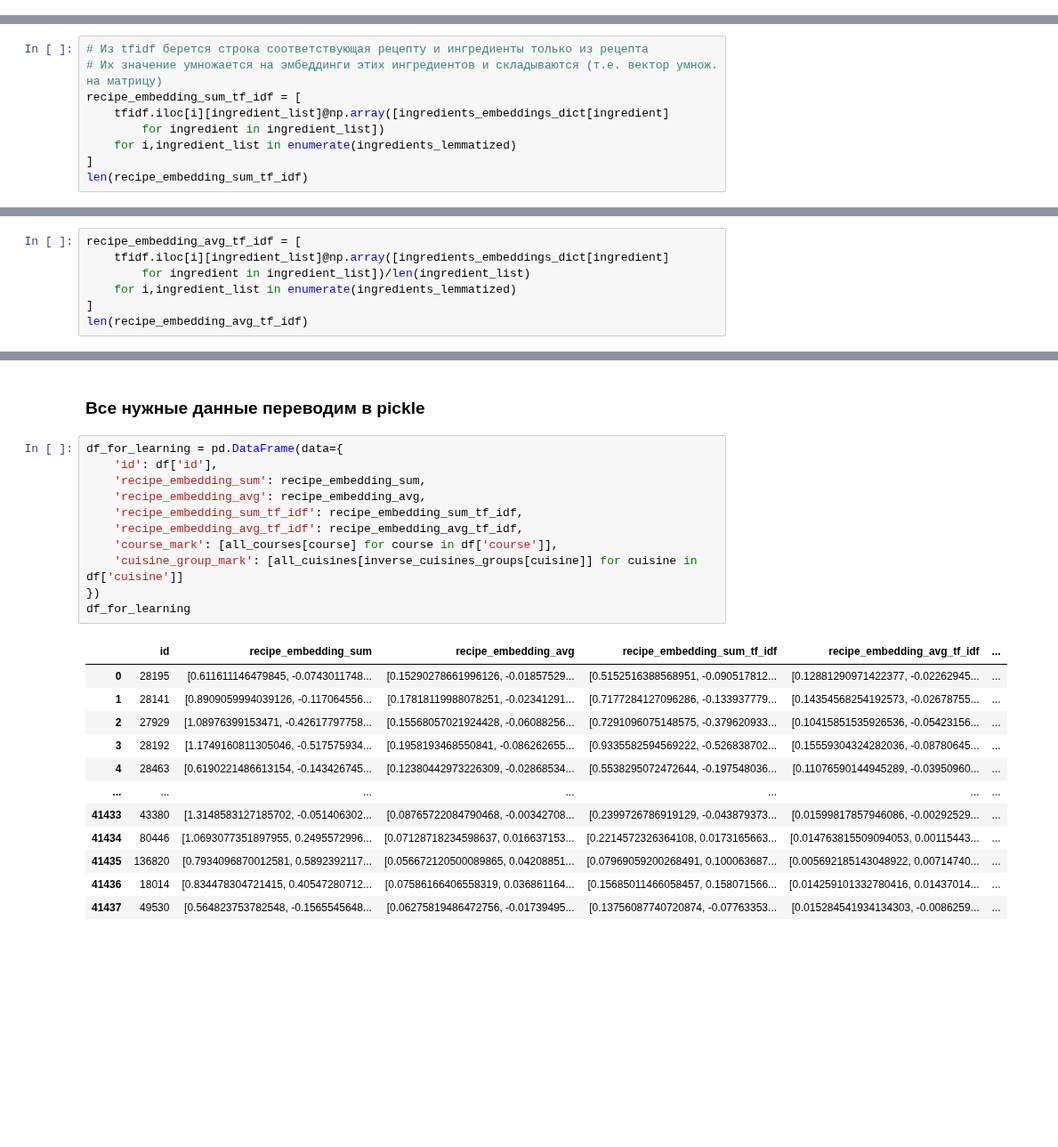
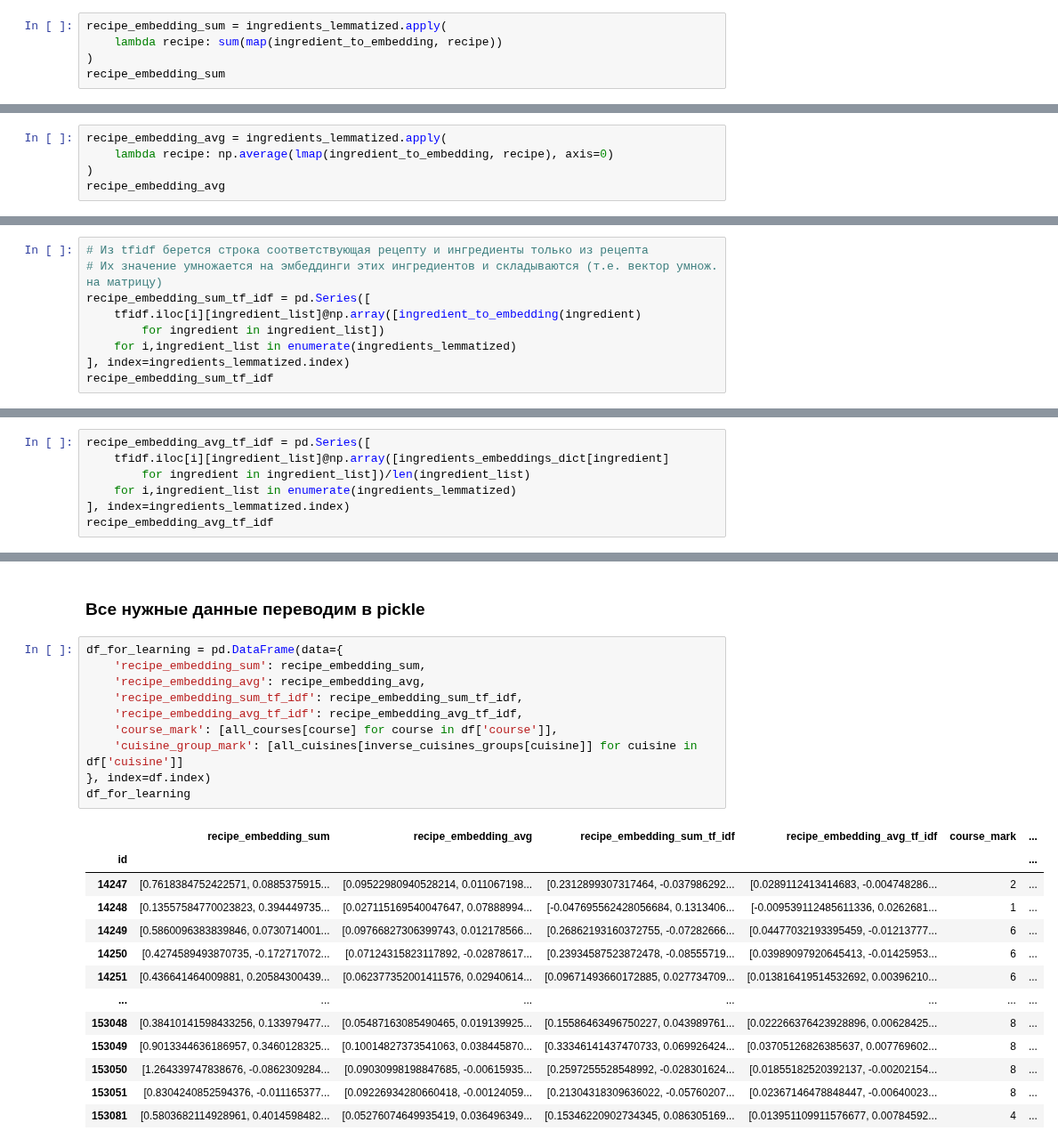
Before and after one commit to heinwol/meal-type-from-ingredients, a Jupyter notebook: preprocessing.ipynb, the cells around one changed output, grey strips where cells are left out. Shown at 89% size. Saved outputs shown, nothing was run; the diff lists cells and outputs as text; blank space fills up the shorter version.

```diff
--- a/preprocessing.ipynb
+++ b/preprocessing.ipynb
@@ -401,0 +403,5 @@ all_cuisines
+# %%
+recipe_embedding_sum = ingredients_lemmatized.apply(
+    lambda recipe: sum(map(ingredient_to_embedding, recipe))
+)
+recipe_embedding_sum
@@ -401,0 +422,5 @@ all_cuisines
+# %%
+recipe_embedding_avg = ingredients_lemmatized.apply(
+    lambda recipe: np.average(lmap(ingredient_to_embedding, recipe), axis=0)
+)
+recipe_embedding_avg
@@ -492,10 +512,10 @@ tfidf
 # %%
 # Из tfidf берется строка соответствующая рецепту и ингредиенты только из рецепта
 # Их значение умножается на эмбеддинги этих ингредиентов и складываются (т.е. вектор умнож. на матрицу)
-recipe_embedding_sum_tf_idf = [
-    tfidf.iloc[i][ingredient_list]@np.array([ingredients_embeddings_dict[ingredient]
+recipe_embedding_sum_tf_idf = pd.Series([
+    tfidf.iloc[i][ingredient_list]@np.array([ingredient_to_embedding(ingredient)
         for ingredient in ingredient_list])
     for i,ingredient_list in enumerate(ingredients_lemmatized)
-]
-len(recipe_embedding_sum_tf_idf)
+], index=ingredients_lemmatized.index)
+recipe_embedding_sum_tf_idf
 # %% [output]
@@ -551,10 +535,10 @@ Name: ingredients, Length: 41438, dtype: object
 # %%
-recipe_embedding_avg_tf_idf = [
+recipe_embedding_avg_tf_idf = pd.Series([
     tfidf.iloc[i][ingredient_list]@np.array([ingredients_embeddings_dict[ingredient]
         for ingredient in ingredient_list])/len(ingredient_list)
     for i,ingredient_list in enumerate(ingredients_lemmatized)
-]
-len(recipe_embedding_avg_tf_idf)
+], index=ingredients_lemmatized.index)
+recipe_embedding_avg_tf_idf
 # %% [output]
 id
 14247     [0.0289112413414683, -0.004748286502343816, 0....
@@ -593,25 +557,25 @@ array([ 0.23128993, -0.03798629,  0.08602118,  0.12128009,  0.20274098,
 ### Все нужные данные переводим в pickle
 # %%
 df_for_learning = pd.DataFrame(data={
-    'id': df['id'],
     'recipe_embedding_sum': recipe_embedding_sum,
     'recipe_embedding_avg': recipe_embedding_avg,
     'recipe_embedding_sum_tf_idf': recipe_embedding_sum_tf_idf,
     'recipe_embedding_avg_tf_idf': recipe_embedding_avg_tf_idf,
     'course_mark': [all_courses[course] for course in df['course']],
     'cuisine_group_mark': [all_cuisines[inverse_cuisines_groups[cuisine]] for cuisine in df['cuisine']]
-})
+}, index=df.index)
 df_for_learning
 # %% [output]
-|  | id | recipe_embedding_sum | recipe_embedding_avg | recipe_embedding_sum_tf_idf | recipe_embedding_avg_tf_idf | ... |
-| 0 | 28195 | [0.611611146479845, -0.0743011748... | [0.15290278661996126, -0.01857529... | [0.5152516388568951, -0.090517812... | [0.12881290971422377, -0.02262945... | ... |
-| 1 | 28141 | [0.8909059994039126, -0.117064556... | [0.17818119988078251, -0.02341291... | [0.7177284127096286, -0.133937779... | [0.14354568254192573, -0.02678755... | ... |
-| 2 | 27929 | [1.08976399153471, -0.42617797758... | [0.15568057021924428, -0.06088256... | [0.7291096075148575, -0.379620933... | [0.10415851535926536, -0.05423156... | ... |
-| 3 | 28192 | [1.1749160811305046, -0.517575934... | [0.1958193468550841, -0.086262655... | [0.9335582594569222, -0.526838702... | [0.15559304324282036, -0.08780645... | ... |
-| 4 | 28463 | [0.6190221486613154, -0.143426745... | [0.12380442973226309, -0.02868534... | [0.5538295072472644, -0.197548036... | [0.11076590144945289, -0.03950960... | ... |
+|  | recipe_embedding_sum | recipe_embedding_avg | recipe_embedding_sum_tf_idf | recipe_embedding_avg_tf_idf | course_mark | ... |
+| id |  |  |  |  |  | ... |
+| 14247 | [0.7618384752422571, 0.0885375915... | [0.09522980940528214, 0.011067198... | [0.2312899307317464, -0.037986292... | [0.0289112413414683, -0.004748286... | 2 | ... |
+| 14248 | [0.13557584770023823, 0.394449735... | [0.027115169540047647, 0.07888994... | [-0.047695562428056684, 0.1313406... | [-0.009539112485611336, 0.0262681... | 1 | ... |
+| 14249 | [0.5860096383839846, 0.0730714001... | [0.09766827306399743, 0.012178566... | [0.26862193160372755, -0.07282666... | [0.04477032193395459, -0.01213777... | 6 | ... |
+| 14250 | [0.4274589493870735, -0.172717072... | [0.07124315823117892, -0.02878617... | [0.23934587523872478, -0.08555719... | [0.03989097920645413, -0.01425953... | 6 | ... |
+| 14251 | [0.436641464009881, 0.20584300439... | [0.062377352001411576, 0.02940614... | [0.09671493660172885, 0.027734709... | [0.013816419514532692, 0.00396210... | 6 | ... |
 | ... | ... | ... | ... | ... | ... | ... |
-| 41433 | 43380 | [1.3148583127185702, -0.051406302... | [0.08765722084790468, -0.00342708... | [0.2399726786919129, -0.043879373... | [0.01599817857946086, -0.00292529... | ... |
-| 41434 | 80446 | [1.0693077351897955, 0.2495572996... | [0.07128718234598637, 0.016637153... | [0.2214572326364108, 0.0173165663... | [0.014763815509094053, 0.00115443... | ... |
-| 41435 | 136820 | [0.7934096870012581, 0.5892392117... | [0.056672120500089865, 0.04208851... | [0.07969059200268491, 0.100063687... | [0.005692185143048922, 0.00714740... | ... |
-| 41436 | 18014 | [0.834478304721415, 0.40547280712... | [0.07586166406558319, 0.036861164... | [0.15685011466058457, 0.158071566... | [0.014259101332780416, 0.01437014... | ... |
-| 41437 | 49530 | [0.564823753782548, -0.1565545648... | [0.06275819486472756, -0.01739495... | [0.13756087740720874, -0.07763353... | [0.015284541934134303, -0.0086259... | ... |
+| 153048 | [0.38410141598433256, 0.133979477... | [0.05487163085490465, 0.019139925... | [0.15586463496750227, 0.043989761... | [0.022266376423928896, 0.00628425... | 8 | ... |
+| 153049 | [0.9013344636186957, 0.3460128325... | [0.10014827373541063, 0.038445870... | [0.33346141437470733, 0.069926424... | [0.03705126826385637, 0.007769602... | 8 | ... |
+| 153050 | [1.264339747838676, -0.0862309284... | [0.09030998198847685, -0.00615935... | [0.2597255528548992, -0.028301624... | [0.01855182520392137, -0.00202154... | 8 | ... |
+| 153051 | [0.8304240852594376, -0.011165377... | [0.09226934280660418, -0.00124059... | [0.21304318309636022, -0.05760207... | [0.02367146478848447, -0.00640023... | 8 | ... |
+| 153081 | [0.5803682114928961, 0.4014598482... | [0.05276074649935419, 0.036496349... | [0.15346220902734345, 0.086305169... | [0.013951109911576677, 0.00784592... | 4 | ... |
```
Also changed, not shown: parts of 32 cells of this notebook, 1 other file.
